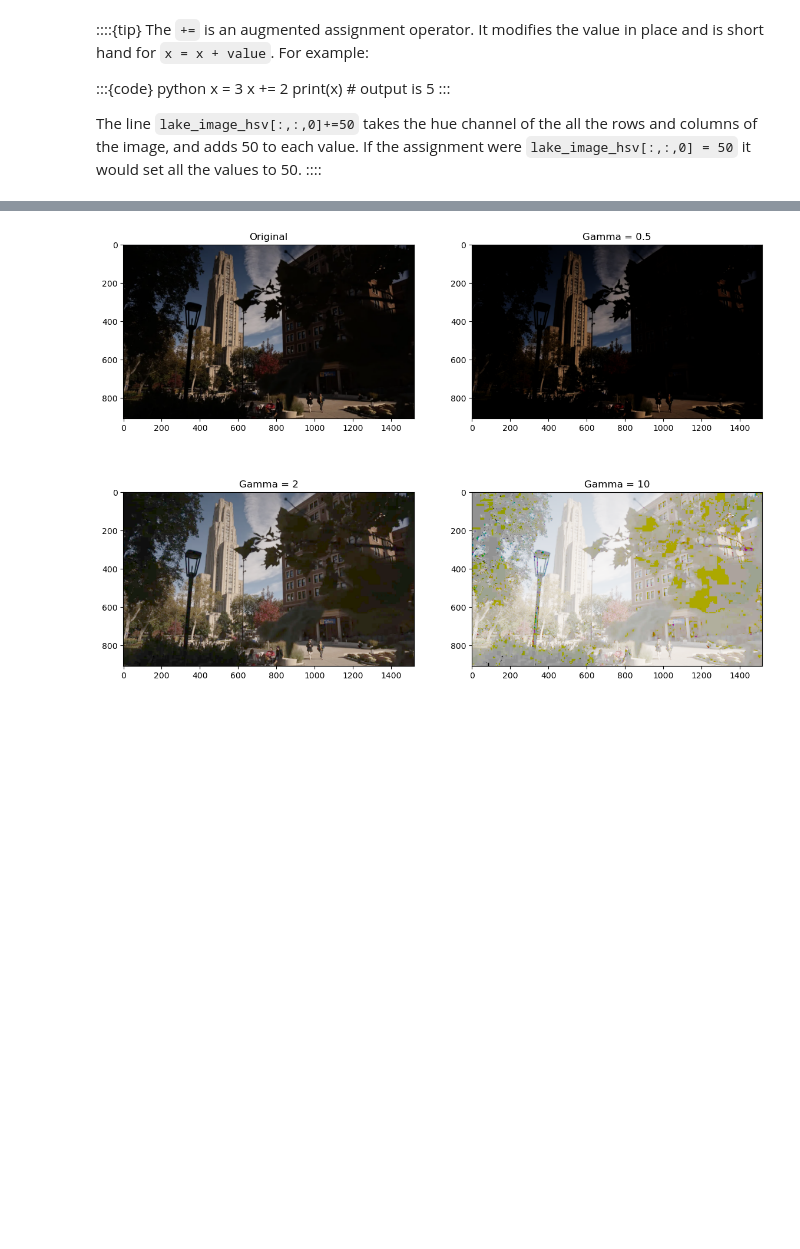
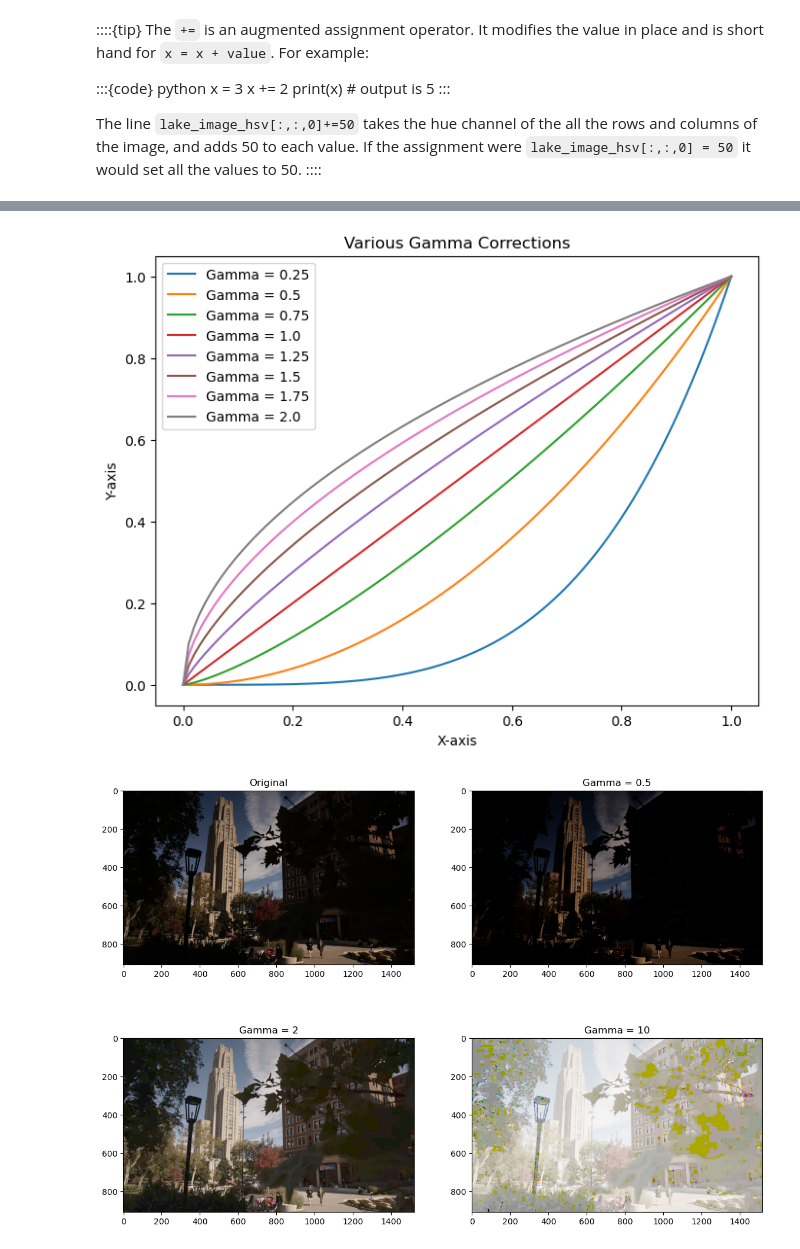
Before and after one commit to jacob-cunningham-ds/ece_2390, a Jupyter notebook: notes/03_lecture.ipynb, the cells around one changed output, grey strips where cells are left out. Drawn from its saved outputs; the diff is of its cells as text; code cells hidden in the pictures; blank space fills up the shorter version.

```diff
--- a/notes/03_lecture.ipynb
+++ b/notes/03_lecture.ipynb
@@ -110,3 +113,30 @@ If $\gamma < 1$ the image intensity decreases, $\gamma = 1$ the image intensity
+# %%
+x = np.linspace(0, 1, 100)
+gammas = np.arange(0.25, 2.25, 0.25)
+
+
+# Number of lines to plot
+num_lines = 4
+
+# Create a figure and a single set of axes
+fig, ax = plt.subplots(figsize=(8, 6))
+
+# Loop to plot multiple lines on the same axes
+for i in gammas:
+    ax.plot(x, x**(1/i), label=f"Gamma = {i}")
+
+# Add title and labels
+ax.set_title("Various Gamma Corrections")
+ax.set_xlabel("X-axis")
+ax.set_ylabel("Y-axis")
+
+# Display the legend
+ax.legend()
+
+# Show the plot
+plt.show()
+# %% [output]
+[figure, added]
 # %%
 # read the images
 campus_img = cv2.imread(os.path.relpath('assets/PittCampus_BadContrast.png'), cv2.IMREAD_COLOR)
```
Also changed, not shown: parts of 6 cells of this notebook, 1 other file.
